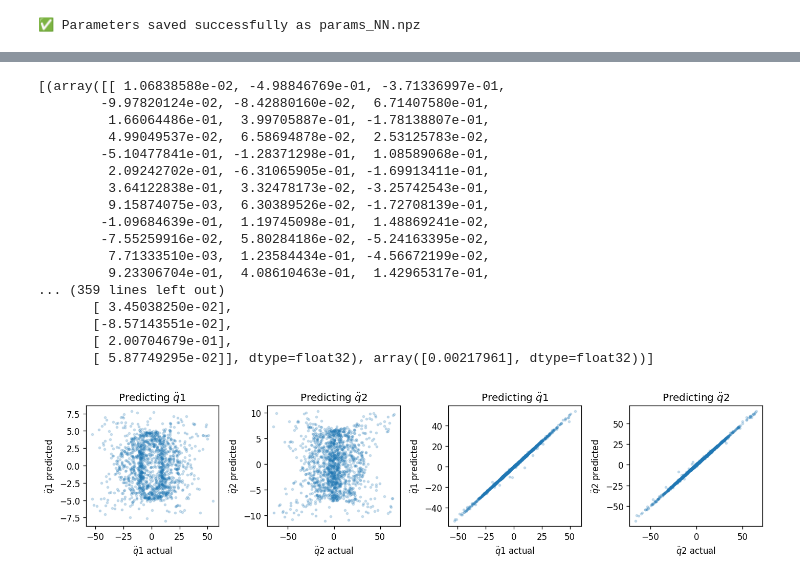
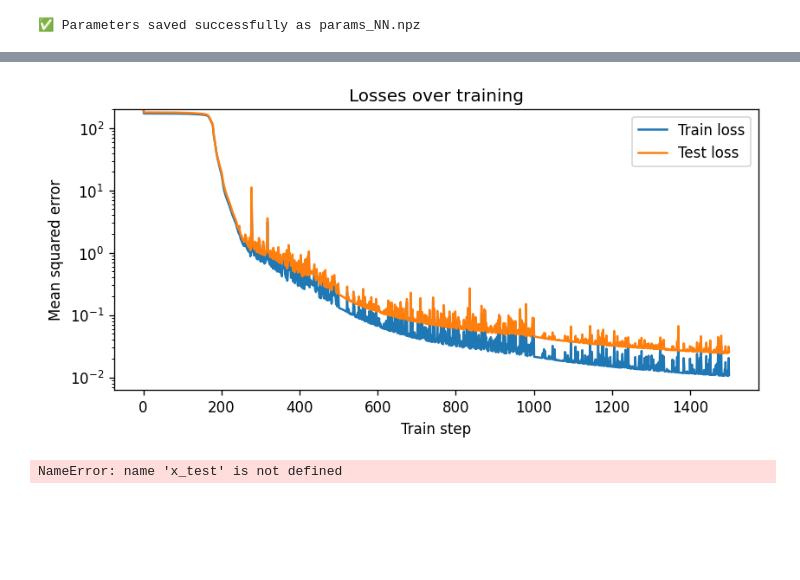
Before and after one commit to Jangho-Kim-1999/LNN, a Jupyter notebook: LNN_NN.ipynb, the cells around one changed output, grey strips where cells are left out. Drawn from its saved outputs; the diff is of its cells as text; code cells hidden in the pictures; blank space fills up the shorter version.

```diff
--- a/LNN_NN.ipynb
+++ b/LNN_NN.ipynb
@@ -151,8 +171,9 @@ init_random_params, nn_forward_fn = stax.serial(
     stax.Dense(1),
 )
 # %%
+# 학습 데이터 수집
 time_step = 0.01
-N = 1500
+N = 3000
 analytical_step = jax.jit(jax.vmap(partial(rk4_step, f_analytical, t=0.0, h=time_step)))
 
 # x0 = np.array([-0.3*np.pi, 0.2*np.pi, 0.35*np.pi, 0.5*np.pi], dtype=np.float32)
@@ -183,13 +231,13 @@ Wall time: 747 µs
 # %%
-# Upload files
+#Download & Upload 학습 데이터
 from google.colab import files
 import os
-
+# Upload files
 uploaded = files.upload()
 
 # Load Train and Test Data
-trains_loaded = np.load("LNN_trains.npz")
-tests_loaded = np.load("LNN_tests.npz")
+trains_loaded = np.load("LNN_trains_1.npz")
+tests_loaded = np.load("LNN_trains_1.npz")
 
 # Verify keys in the saved files
 print("Train Set Keys:", trains_loaded.files)
@@ -244,7 +292,7 @@ _, init_params = init_random_params(rng, (-1, 4))
 # numbers in comments denote stephan's settings
 batch_size = 100
 test_every = 10
-num_batches = 1500
+num_batches = 3000
 
 train_losses = []
 test_losses = []
@@ -268,5 +316,5 @@ for iteration in range(batch_size*num_batches + 1):
       print(f"iteration={iteration}, train_loss={train_loss:.6f}, test_loss={test_loss:.6f}")
   opt_state = update_derivative(iteration, opt_state, (x_train, xt_train))
 
-params_LNN_new = get_params(opt_state)
+params_LNN_2_ = get_params(opt_state)
 # %% [output]
@@ -483,39 +531,29 @@ def learned_lagrangian(params):
-# %%
-print(params_LNN_upload)
-# %% [output]
-[(array([[ 1.06838588e-02, -4.98846769e-01, -3.71336997e-01,
-        -9.97820124e-02, -8.42880160e-02,  6.71407580e-01,
-         1.66064486e-01,  3.99705887e-01, -1.78138807e-01,
-         4.99049537e-02,  6.58694878e-02,  2.53125783e-02,
-        -5.10477841e-01, -1.28371298e-01,  1.08589068e-01,
-         2.09242702e-01, -6.31065905e-01, -1.69913411e-01,
-         3.64122838e-01,  3.32478173e-02, -3.25742543e-01,
-         9.15874075e-03,  6.30389526e-02, -1.72708139e-01,
-        -1.09684639e-01,  1.19745098e-01,  1.48869241e-02,
-        -7.55259916e-02,  5.80284186e-02, -5.24163395e-02,
-         7.71333510e-03,  1.23584434e-01, -4.56672199e-02,
-         9.23306704e-01,  4.08610463e-01,  1.42965317e-01,
-... (359 lines left out)
-       [ 3.45038250e-02],
-       [-8.57143551e-02],
-       [ 2.00704679e-01],
-       [ 5.87749295e-02]], dtype=float32), array([0.00217961], dtype=float32))]
+# %%
+plt.figure(figsize=(8, 3.5), dpi=120)
+plt.plot(train_losses, label='Train loss')
+plt.plot(test_losses, label='Test loss')
+plt.yscale('log')
+plt.ylim(None, 200)
+plt.title('Losses over training')
+plt.xlabel("Train step") ; plt.ylabel("Mean squared error")
+plt.legend() ; plt.show()
+# %% [output]
+[figure, added]
 # %%
 # lagrangian_fn = learned_lagrangian(params_LNN)  # Ensure this is correctly returned
 # xt_pred_LNN = jax.vmap(lambda state: equation_of_motion(lagrangian_fn, state))(x_test)
 
-xt_pred_LNN = jax.vmap(partial(equation_of_motion, learned_lagrangian(params_LNN_new)))(x_test)
-
-preds_fn = learned_NN(params_NN_upload)  # This is a function
+xt_pred_LNN = jax.vmap(partial(equation_of_motion, learned_lagrangian(params_LNN)))(x_test)
+preds_fn = learned_NN(params_NN)  # This is a function
 xt_pred_NN = jax.vmap(preds_fn)(x_test[:, :2],x_test[:, 2:])  # Compute predictions
 
 fig, axes = plt.subplots(1, 4, figsize=(12, 3), dpi=120)
 
-axes[0].scatter(xt_test[:, 2], xt_pred_LNN[:, 0], s=6, alpha=0.2)
+axes[0].scatter(xt_test[:, 2], xt_pred_LNN[:, 2], s=6, alpha=0.2)
 axes[0].set_title('Predicting $\ddot q1$')
 axes[0].set_xlabel('$\ddot q1$ actual')
 axes[0].set_ylabel('$\ddot q1$ predicted')
-axes[1].scatter(xt_test[:, 3], xt_pred_LNN[:, 1], s=6, alpha=0.2)
+axes[1].scatter(xt_test[:, 3], xt_pred_LNN[:, 3], s=6, alpha=0.2)
 axes[1].set_title('Predicting $\ddot q2$')
 axes[1].set_xlabel('$\ddot q2$ actual')
 axes[1].set_ylabel('$\ddot q2$ predicted')
@@ -531,4 +569,4 @@ axes[3].set_ylabel('$\ddot q2$ predicted')
 
 plt.tight_layout()
 # %% [output]
-[figure, removed]
+NameError: name 'x_test' is not defined
```
Also changed, not shown: parts of 20 cells of this notebook.
